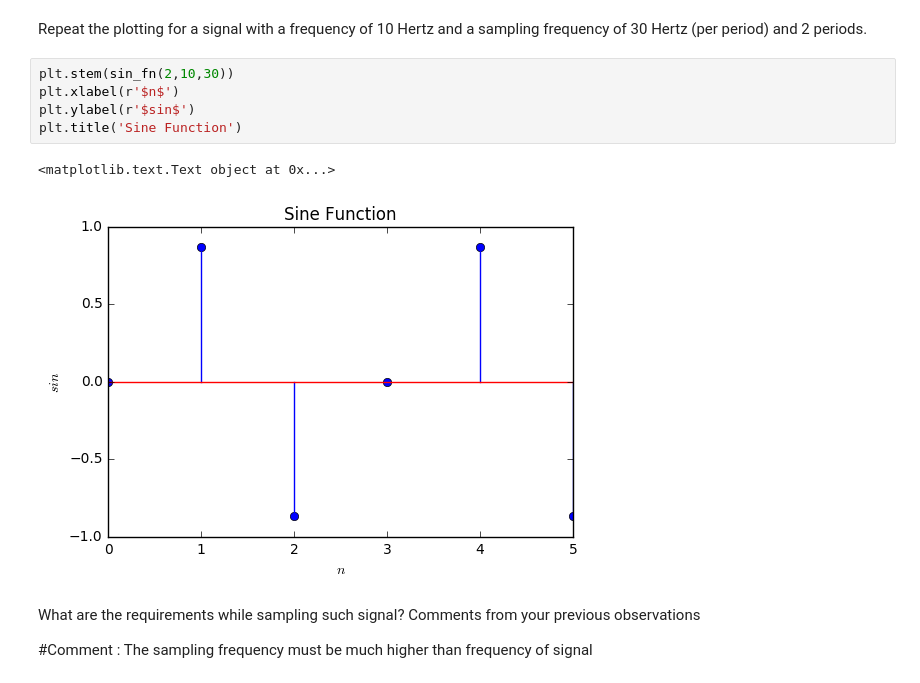
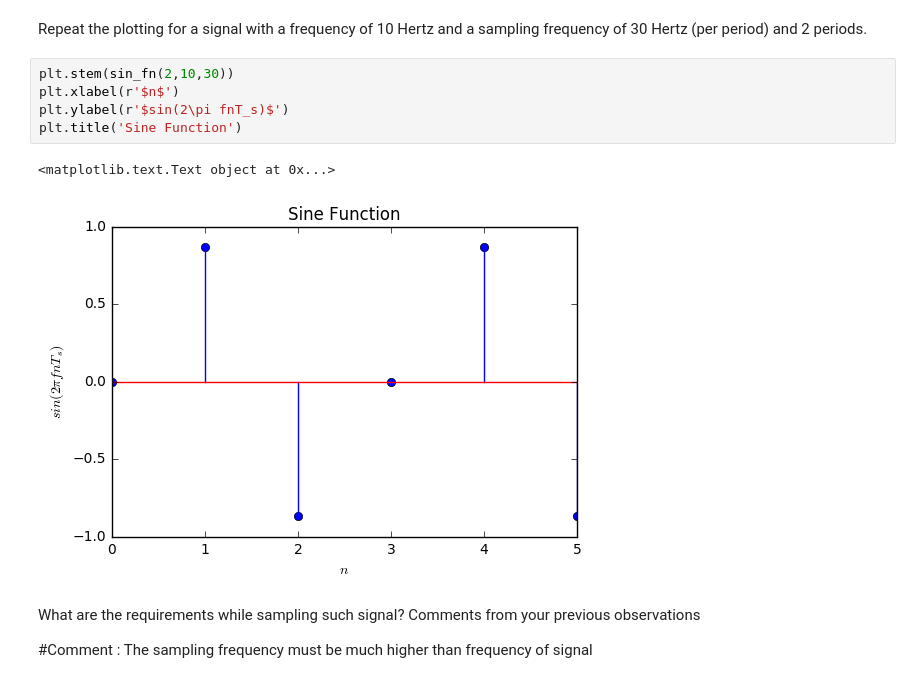
Before and after one commit to gopi231091/DSP-TP-1617, a Jupyter notebook: Lab1/python/Lab1.ipynb, the cells around one changed output. Saved outputs shown, nothing was run; the diff lists cells and outputs as text.

```diff
--- a/Lab1/python/Lab1.ipynb
+++ b/Lab1/python/Lab1.ipynb
@@ -177,11 +177,11 @@ Repeat the plotting for a signal with a frequency of 10 Hertz and a sampling fre
 # %%
 plt.stem(sin_fn(2,10,30))
 plt.xlabel(r'$n$')
-plt.ylabel(r'$sin$')
+plt.ylabel(r'$sin(2\pi fnT_s)$')
 plt.title('Sine Function')
 # %% [output]
 <matplotlib.text.Text object at 0x...>
-[figure, old version]
+[figure, new version]
 # %% [markdown]
 What are the requirements while sampling such signal? Comments from your previous observations
 
```
Also changed, not shown: parts of 2 cells of this notebook.
